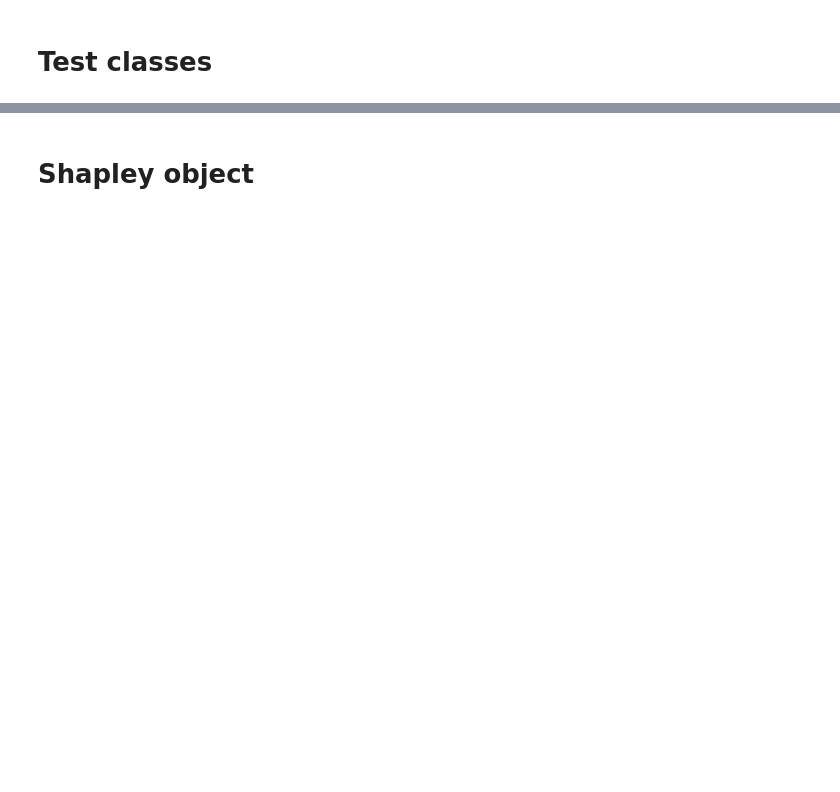
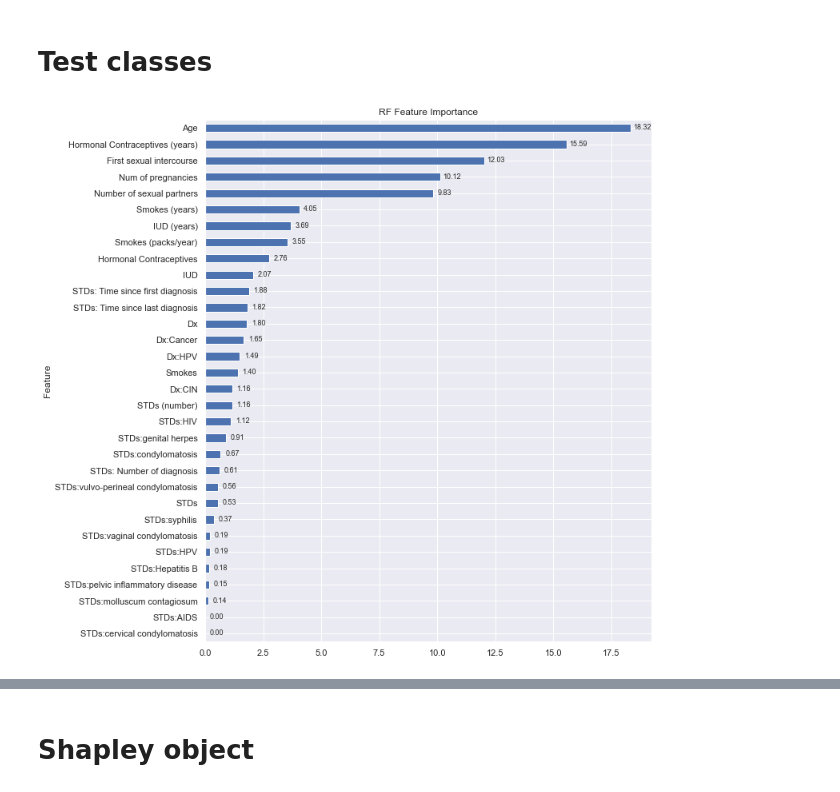
Before and after one commit to mixerupper/ice_feature_impact, a Jupyter notebook: notebooks/01-replication/03a-comparator.ipynb, the cells around one changed output, grey strips where cells are left out. Drawn from its saved outputs; the diff is of its cells as text; code cells hidden in the pictures; blank space fills up the shorter version.

```diff
--- a/notebooks/01-replication/03a-comparator.ipynb
+++ b/notebooks/01-replication/03a-comparator.ipynb
@@ -25,3 +27,10 @@ rf = RandomForestClassifier(n_estimators = 500)
 rf.fit(X, y['Biopsy'])
 # %% [output]
 RandomForestClassifier(n_estimators=500)
+# %%
+# fit RF
+rf = RandomForestClassifier(n_estimators = 500)
+rf.fit(X, y['Biopsy'])
+
+gb = GradientBoostingClassifier(n_estimators = 500)
+gb.fit(X, y['Biopsy'])
@@ -59,9 +74,10 @@ class SHAP_FI():
         end = datetime.now()
 
         if self.time:
-            print(f"Fit in {(end - start).total_seconds():.2f} seconds")
+            print(f"SHAP fits in {(end - start).total_seconds():.2f} seconds")
 
         self.shapley = shap_values
+        self.features = X.columns
 
         return
 
@@ -70,7 +86,8 @@ class SHAP_FI():
         Plot the SHAP values.
         '''
 
-        fig = shap.summary_plot(self.shapley[1], X, plot_type = "bar", max_display = self.max_display)
+        fig = shap.summary_plot(self.shapley[1], X,
+            plot_type = "bar", max_display = self.max_display)
 
 
         if save_path is not None:
@@ -79,15 +96,16 @@ class SHAP_FI():
                         pad_inches = 1)
 
 
-    def fi_table(self, X):
+    def feature_table(self):
         '''
         Return SHAP Value table.
         '''
 
-        features, vals = X.columns, np.abs(self.shapley[1]).mean(0)
+        vals = np.abs(self.shapley[1]).mean(0)
 
-        fi_df = pd.DataFrame(list(zip(features, vals)), columns=['Feature','Shapley Value']).\
-               sort_values('Shapley Value', ascending = False).\
+        fi_df = pd.DataFrame(list(zip(self.features, vals)),
+                    columns=['Feature','Shapley Value']).\
+                sort_values('Shapley Value', ascending = False).\
                 head(self.max_display).\
                 reset_index().\
                 drop(['index'], axis=1)
@@ -117,3 +219,10 @@ def build_comparator_table(X, model, ice_object, fi_classes):
 
 
     return output_table
+# %%
+tree = TREE_FI(rf)
+tree.fit(X, rf)
+# %%
+tree.plot()
+# %% [output]
+[figure, added]
```
Also changed, not shown: parts of 9 cells of this notebook.
